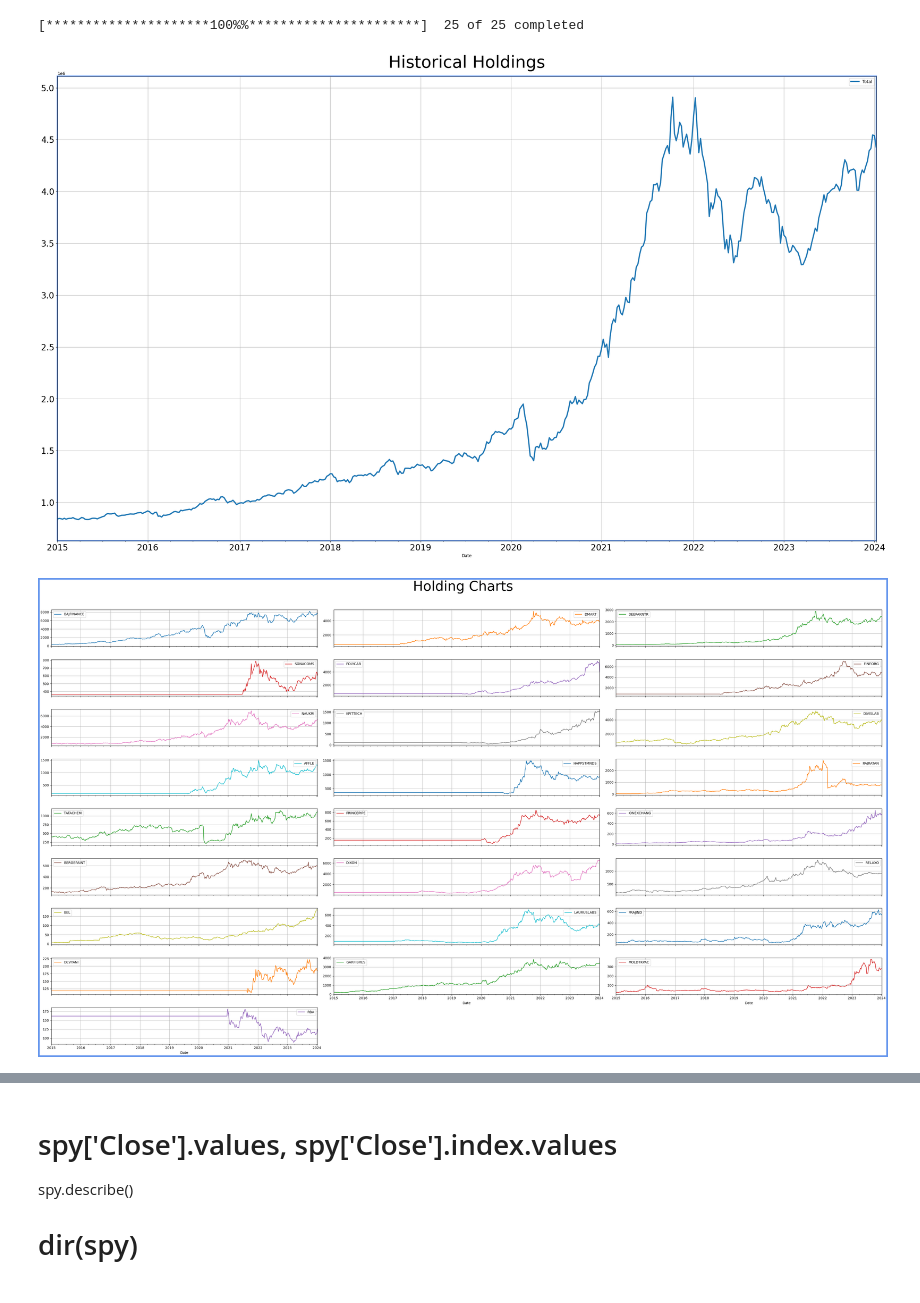
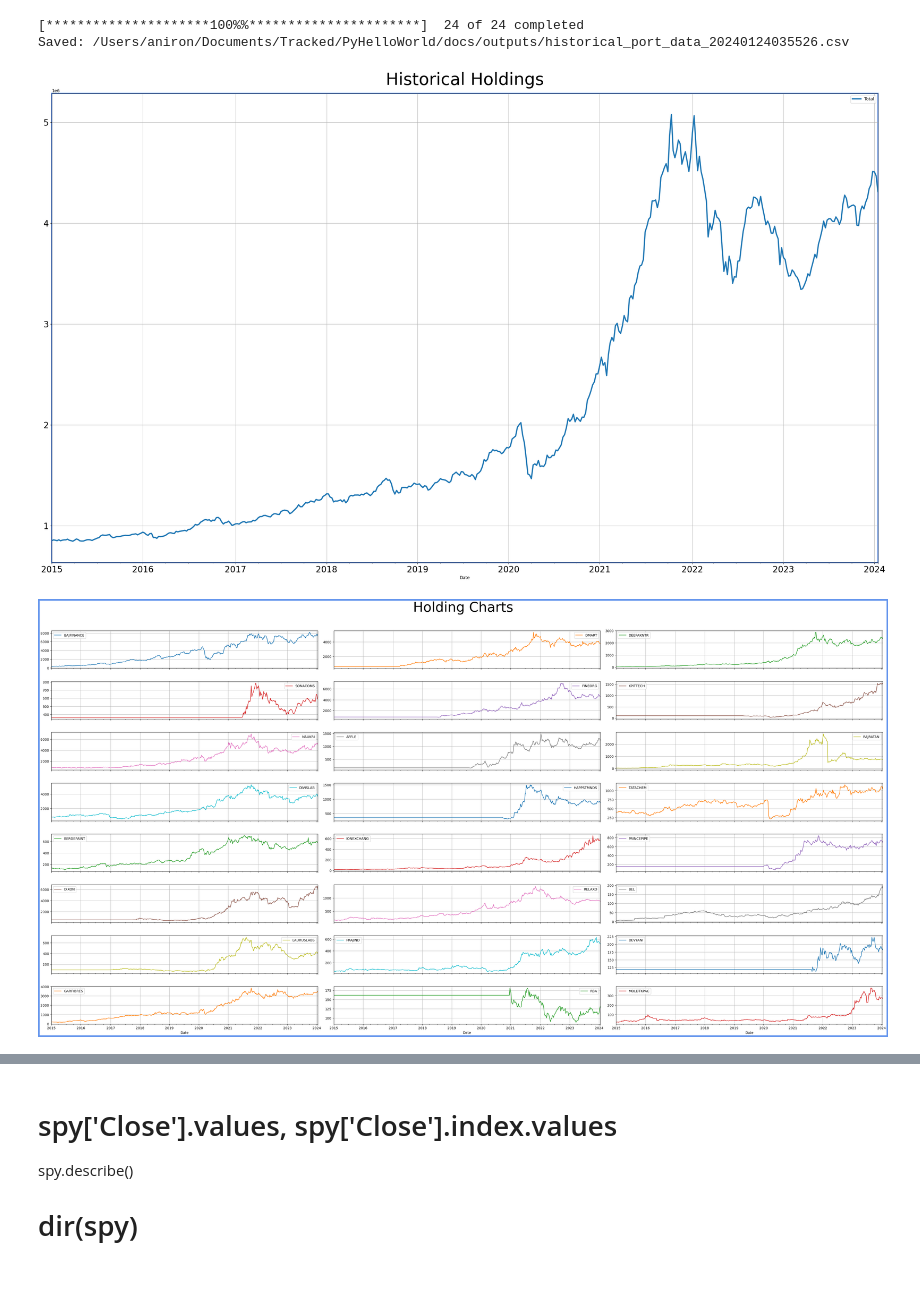
Before and after one commit to imran-iiit/test, a Jupyter notebook: PyHelloWorld/utils/portfolio_historical_data.ipynb, the cells around one changed output, grey strips where cells are left out. Saved outputs shown, nothing was run; the diff lists cells and outputs as text; code cells hidden in the pictures.

Commit message:
misc cleanup and output visualization

```diff
--- a/PyHelloWorld/utils/portfolio_historical_data.ipynb
+++ b/PyHelloWorld/utils/portfolio_historical_data.ipynb
@@ -21,11 +21,13 @@ END = dt.datetime.today()
 INTERVAL = '1wk' #'1d'
 QTYS = get_holding_quantities()
 PNG_FOLDER_NAME ='fundamental_data/'
+
+BSE_NSE = {NSE_BSE[n]:n for n in QTYS.keys()}
 # %%
 def get_first_non_nan(df):
     df1 = df.fillna('NULL')
     d = dict()
-    for s in NSE_BSE.keys():
+    for s in QTYS.keys():
         for v in df1[s].to_list():
             if v != 'NULL':
                 break
@@ -34,7 +36,7 @@ def get_first_non_nan(df):
 
     return pd.Series(d)
 # %%
-stocks = list(NSE_BSE.values())
+stocks = [NSE_BSE[s] for s in QTYS.keys()] # list(NSE_BSE.values())
 yfin.pdr_override()
 
 df = pdr.get_data_yahoo(stocks, start=START, end=END, interval=INTERVAL)
@@ -52,7 +54,7 @@ df = df.rename(columns=BSE_NSE)
 # Fill first listed value previously for new stocks
 df1 = df.fillna(get_first_non_nan(df))
 
-for k in NSE_BSE.keys():
+for k in QTYS.keys():
     df1[f'{k}_QTY'] = QTYS[k]
 
 # print(df)
@@ -60,34 +62,35 @@ for k in NSE_BSE.keys():
 def myfunc(k):
 #     print(f"{type(k)}, {k.loc['AFFLE']} ")
     val = 0
     for name in QTYS.keys():
         val += k[name] * k[f'{name}_QTY']
     return val
 
 df['Total'] = df1.apply(myfunc, axis=1)
 
 ### Save
-# save_csv(df, 'historical_port_data')
+save_csv(df, 'historical_port_data')
 
 ### Plot Total and all shares
 # fig_total = df[['Total']].plot(grid=True, figsize=(35,20), title='Historical Holdings', fontsize=25)
 fig_total = df[['Total']].plot(grid=True, figsize=(35,20), fontsize=20, linewidth=3)
 fig_total.set_title('Historical Holdings', pad=20, fontdict={'fontsize':40})
 # fig_total.suptitle('Holdings Historically', fontsize=30)
 fig_total.patch.set_linewidth(3)
 fig_total.patch.set_edgecolor('cornflowerblue')
 fig_total.figure.savefig(f'{OUT_DIR}{PNG_FOLDER_NAME}historical_portfolio_value.png')
 
 fig_plots = df1[QTYS.keys()].plot(subplots=True, layout=(9,3), figsize=(35,20), grid=True)
 ax = fig_plots[0][0]
 fig_plots = ax.get_figure()
 fig_plots.tight_layout()
 fig_plots.subplots_adjust(top=0.92)
 fig_plots.suptitle('Holding Charts', fontsize=40)
 fig_plots.patch.set_linewidth(10)
 fig_plots.patch.set_edgecolor('cornflowerblue')
 fig_plots.savefig(f'{OUT_DIR}{PNG_FOLDER_NAME}holding_charts.png')
 # %% [output]
-[*********************100%%**********************]  25 of 25 completed
+[*********************100%%**********************]  24 of 24 completed
+Saved: /Users/aniron/Documents/Tracked/PyHelloWorld/docs/outputs/historical_port_data_20240124035526.csv
-[figure, old version]
+[figure, new version]
-[figure, old version]
+[figure, new version]
```
Also changed, not shown: parts of 6 cells of this notebook, 3 other files.
